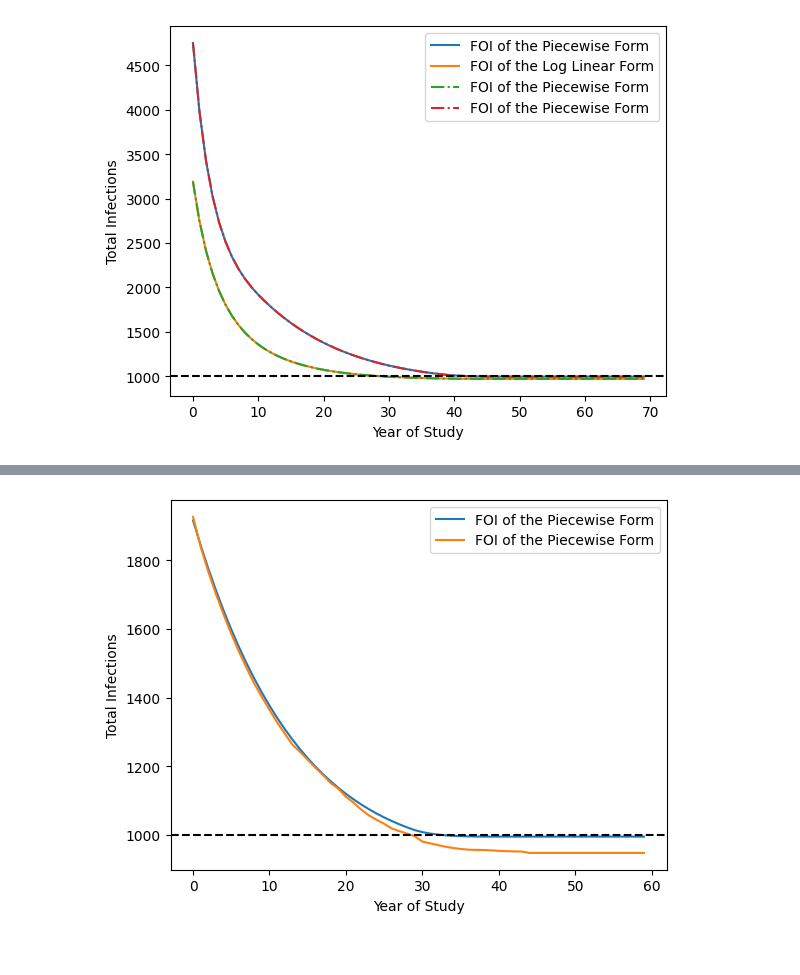
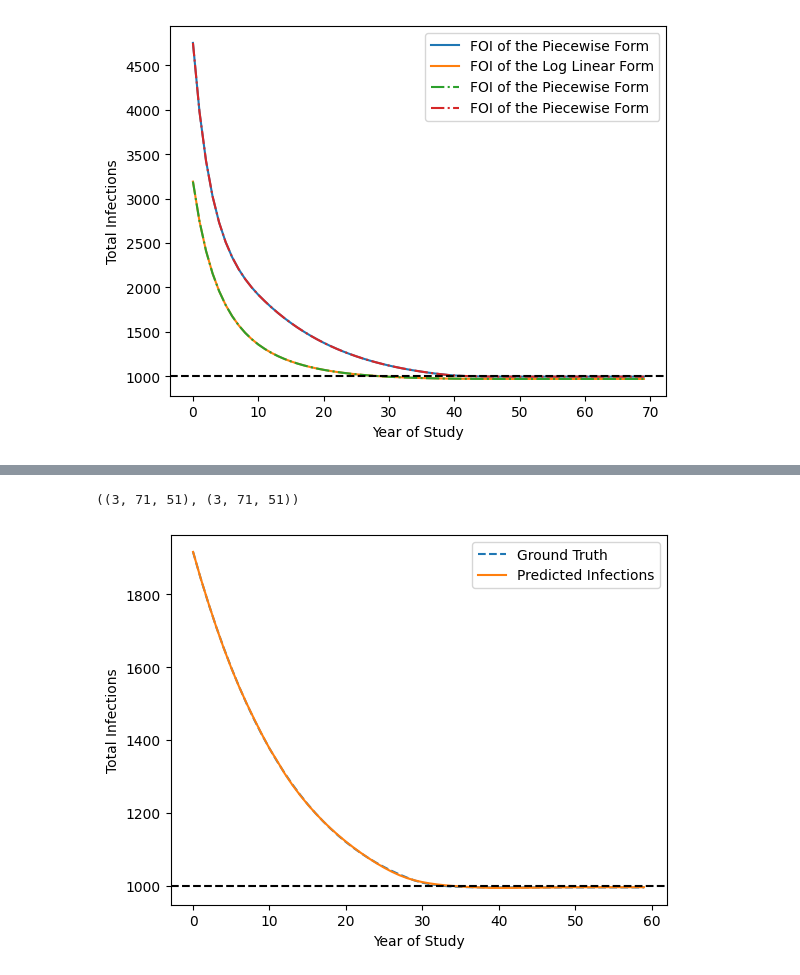
Before and after one commit to hunter-lybbert/uw-central, a Jupyter notebook: disease_dynamics/hw_02/hw02.ipynb, the cells around one changed output, grey strips where cells are left out. Cells and saved outputs as stored; diff of their text form; code cells hidden in the pictures.

```diff
--- a/disease_dynamics/hw_02/hw02.ipynb
+++ b/disease_dynamics/hw_02/hw02.ipynb
@@ -517,5 +546,5 @@ plt.show()
 [figure]
 # %%
 direct_init_susc = np.insert(np.ones(MAX_AGE - 1)*np.log(900), 0, np.log(POPULATION_PER_AGE))
-params = np.array([np.log(0.1), np.log(0.1), logit(5/MAX_AGE), np.log(5)])
+params = np.array([np.log(0.3), np.log(0.05), logit(10/MAX_AGE), np.log(10)])
 total_params = np.concat([params, direct_init_susc])
@@ -522,17 +558,25 @@ total_params = np.concat([params, direct_init_susc])
 # %%
+# results_nm_lambda_by_age_partial = minimize(
+#     objective_function,
+#     # x0=np.array([np.log(0.1), np.log(0.1), logit(5/MAX_AGE), np.log(5)]),
+#     x0=total_params,
+#     args=(ForceOfInfectionMethod.AGE_PIECEWISE, age_piecewise_gt, True, 60, InitialSusceptibleMethod.DIRECT, ),
+#     method="Nelder-Mead",
+#     options={"maxiter": 1000},
+# )
 results_nm_lambda_by_age_partial = minimize(
     objective_function,
     # x0=np.array([np.log(0.1), np.log(0.1), logit(5/MAX_AGE), np.log(5)]),
     x0=total_params,
     args=(ForceOfInfectionMethod.AGE_PIECEWISE, age_piecewise_gt, True, 60, InitialSusceptibleMethod.DIRECT, ),
-    method="Nelder-Mead",
-    options={"maxiter": 1000},
+    method="L-BFGS-B",
+    options={"maxiter": 100},
 )
-# results_bfgs_lambda_by_age_partial = minimize(
+# results_nm_lambda_by_age_partial = minimize(
 #     objective_function,
 #     x0=[0.1, 0.1],
 #     args=(LambdaVariationMethod.AGE, si_out_foi_by_age_gt, True, True, False),
-#     method="L-BFGS-B",
+
 #     bounds=[(0.01, 0.5), (0.01, 0.5)],
 #     options={"maxiter": 100},
 # )
@@ -547,23 +591,27 @@ np.int64(5)
+# %%
+predicted_res = catalytic_model(
+    model_params=results_nm_lambda_by_age_partial.x,
+    force_of_infection_method=ForceOfInfectionMethod.AGE_PIECEWISE,
+    initial_susceptible_method=InitialSusceptibleMethod.DIRECT,
+    num_years=60,
+    include_births=True,
+    deterministic=True,
+)
+# %%
+predicted_res.shape, age_piecewise_gt.shape
+# %% [output]
+((3, 71, 51), (3, 71, 51))
 # %%
-predicted_res = catalytic_model(
-    model_params=results_nm_lambda_by_age_partial.x,
-    force_of_infection_method=ForceOfInfectionMethod.AGE_PIECEWISE,
-    initial_susceptible_method=InitialSusceptibleMethod.DIRECT,
-    num_years=70,
-    include_births=True,
-    deterministic=True,
-)
-
-plt.plot(get_infections_by_year(age_piecewise_gt, num_years=70)[10:], label="FOI of the Piecewise Form")
-plt.plot(get_infections_by_year(predicted_res, num_years=70)[10:], label="FOI of the Piecewise Form")
+plt.plot(get_infections_by_year(age_piecewise_gt, num_years=70)[10:], label="Ground Truth", linestyle='--')
+plt.plot(get_infections_by_year(predicted_res, num_years=70)[10:], label="Predicted Infections")
 # plt.plot(get_infections_by_year(age_log_lin_gt, num_years=70), label="FOI of the Log Linear Form")
 # plt.plot(get_infections_by_year(age_piecewise_gt_2_point_0, num_years=70), label="FOI of the Piecewise Form", linestyle='-.', c='r')
 plt.axhline(1000, color="black", linestyle="--")
 plt.ylabel("Total Infections")
 plt.xlabel("Year of Study")
 plt.legend()
 plt.show()
 # %% [output]
-[figure, old version]
+[figure, new version]
 # %%
 # TODO: Actuallly run the simulations!
```
Also changed, not shown: parts of 6 cells of this notebook.
